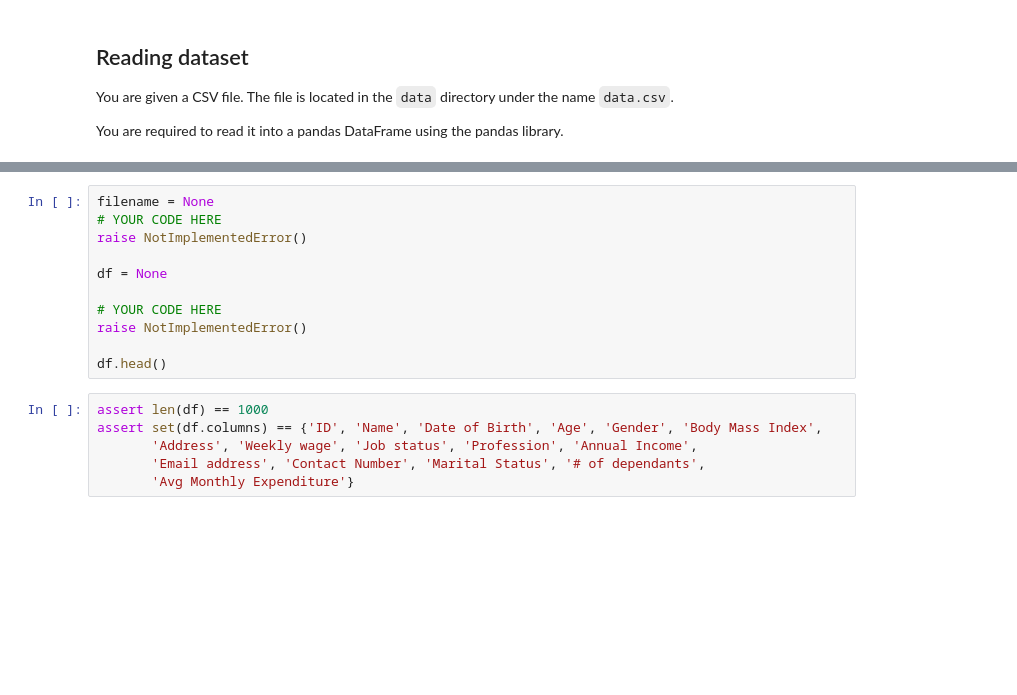
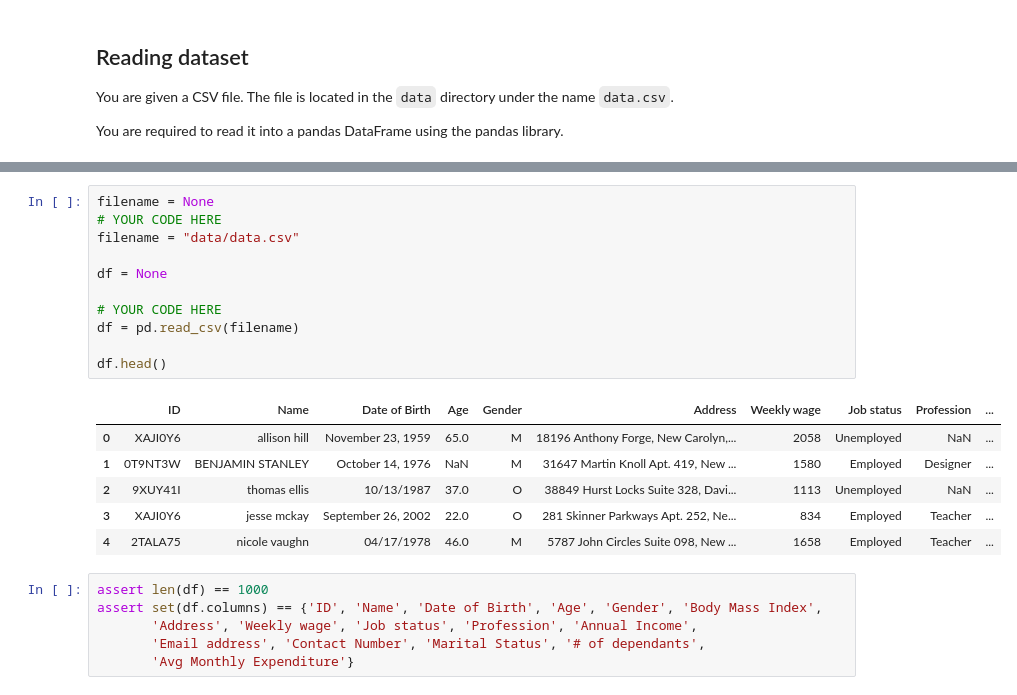
Before and after one commit to abbasidaniyalorg/data-exploration-and-data-wrangling-concepts-abbasidaniyal, a Jupyter notebook: Assignment1.ipynb, the cells around one changed output, grey strips where cells are left out. Drawn from its saved outputs; the diff is of its cells as text; blank space fills up the shorter version.

```diff
--- a/Assignment1.ipynb
+++ b/Assignment1.ipynb
@@ -94,14 +96,21 @@ for dirname, dirnames, filenames in os.walk("data"):
 # %%
 filename = None
 # YOUR CODE HERE
-raise NotImplementedError()
+filename = "data/data.csv"
 
 df = None
 
 # YOUR CODE HERE
-raise NotImplementedError()
+df = pd.read_csv(filename)
 
 df.head()
+# %% [output]
+|  | ID | Name | Date of Birth | Age | Gender | Address | Weekly wage | Job status | Profession | ... |
+| 0 | XAJI0Y6 | allison hill | November 23, 1959 | 65.0 | M | 18196 Anthony Forge, New Carolyn,... | 2058 | Unemployed | NaN | ... |
+| 1 | 0T9NT3W | BENJAMIN STANLEY | October 14, 1976 | NaN | M | 31647 Martin Knoll Apt. 419, New ... | 1580 | Employed | Designer | ... |
+| 2 | 9XUY41I | thomas ellis | 10/13/1987 | 37.0 | O | 38849 Hurst Locks Suite 328, Davi... | 1113 | Unemployed | NaN | ... |
+| 3 | XAJI0Y6 | jesse mckay | September 26, 2002 | 22.0 | O | 281 Skinner Parkways Apt. 252, Ne... | 834 | Employed | Teacher | ... |
+| 4 | 2TALA75 | nicole vaughn | 04/17/1978 | 46.0 | M | 5787 John Circles Suite 098, New ... | 1658 | Employed | Teacher | ... |
 # %%
 assert len(df) == 1000
 assert set(df.columns) == {'ID', 'Name', 'Date of Birth', 'Age', 'Gender', 'Body Mass Index',
```
Also changed, not shown: parts of 12 cells of this notebook.
